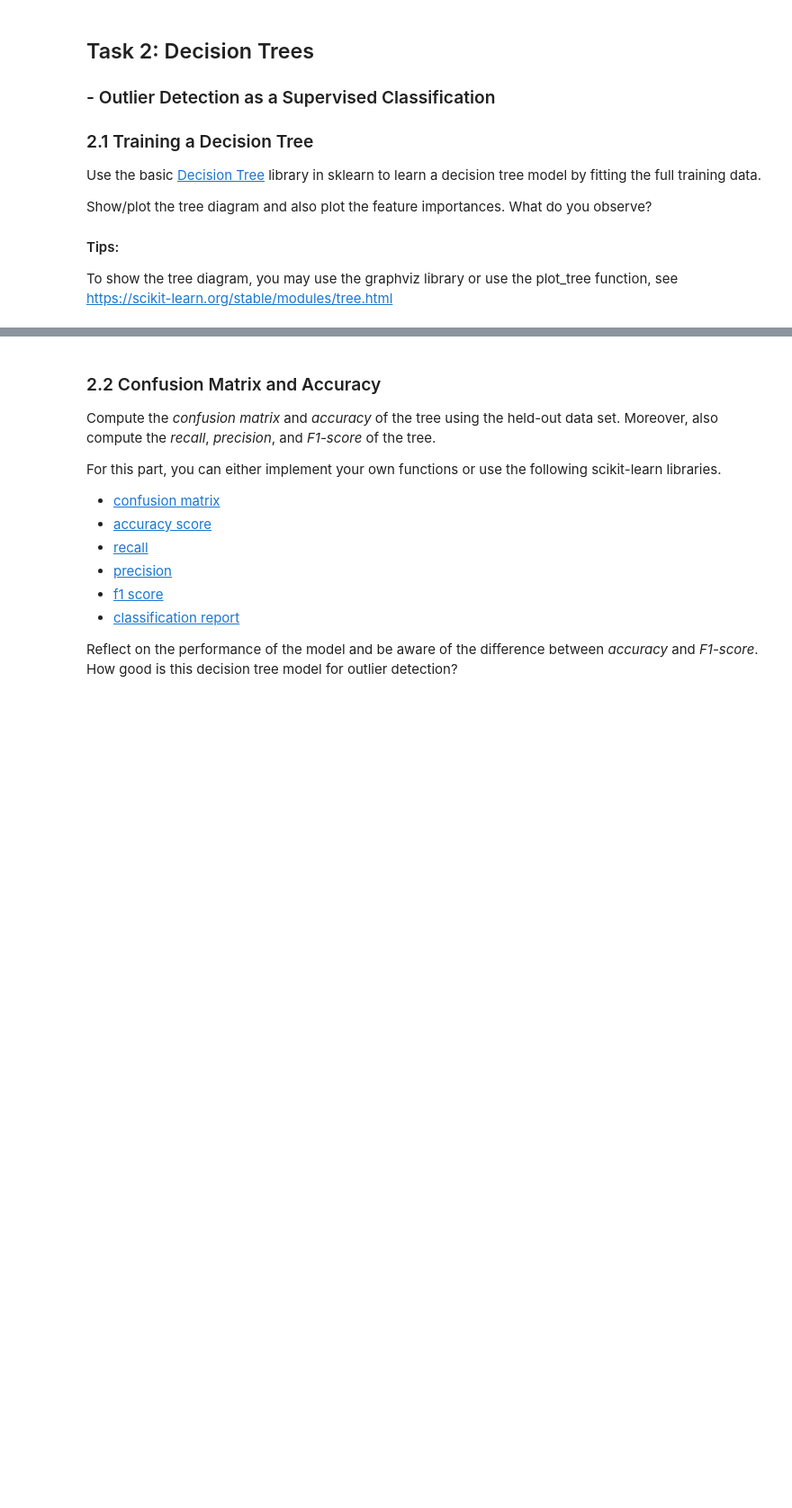
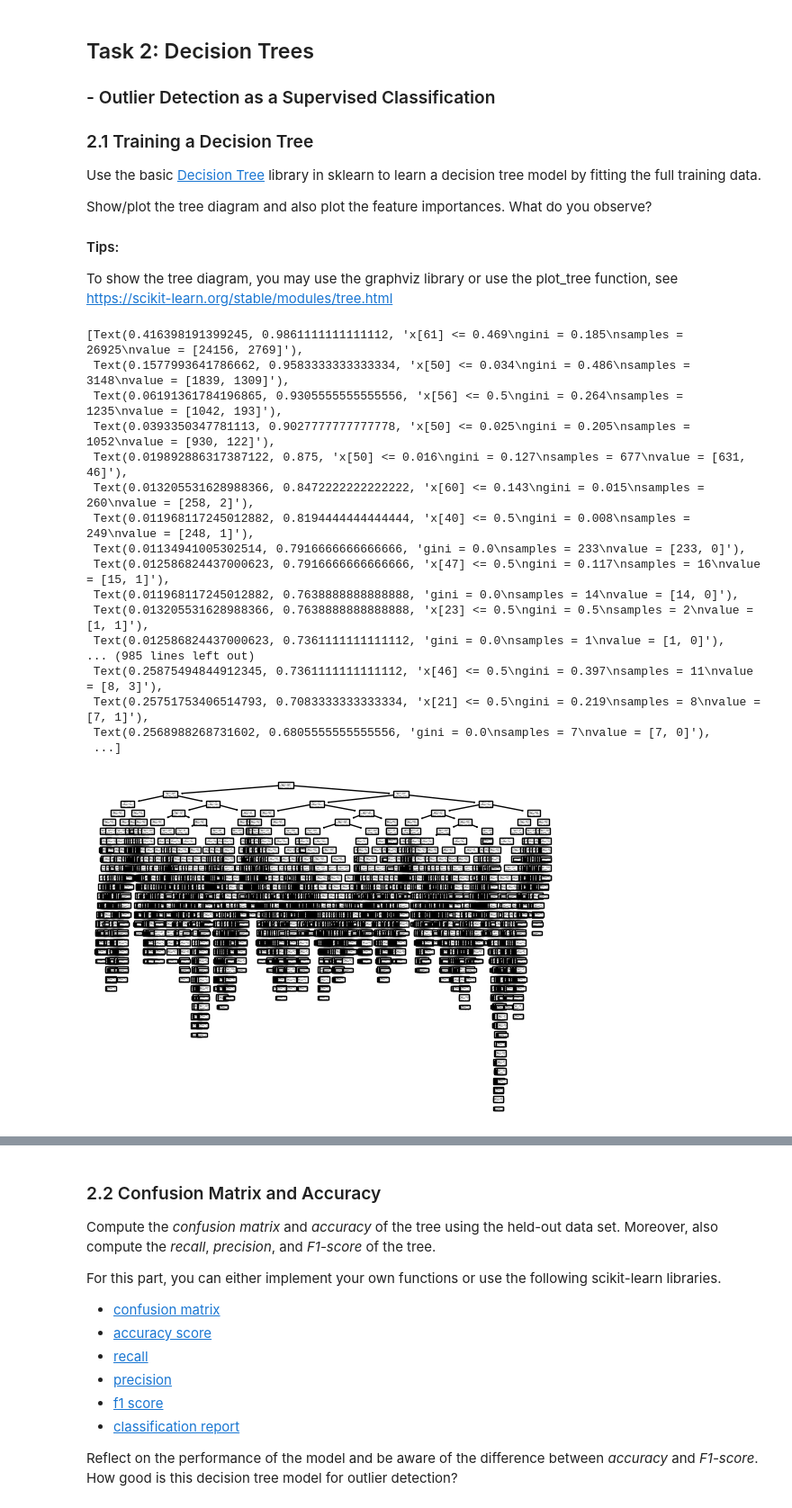
Before and after one commit to MacSuperior/APML, a Jupyter notebook: Assignment-1.ipynb, the cells around one changed output, grey strips where cells are left out. Shown at 90% size. Cells and saved outputs as stored; diff of their text form; code cells hidden in the pictures; blank space fills up the shorter version.

Commit message:
add basic DecisionTree classifier (2.1-2.3)

```diff
--- a/Assignment-1.ipynb
+++ b/Assignment-1.ipynb
@@ -114,9 +162,9 @@ features = ['age', 'job=housemaid', 'job=services', 'job=admin.', 'job=blue-coll
        'poutcome=success', 'emp.var.rate', 'cons.price.idx', 'cons.conf.idx',
        'euribor3m', 'nr.employed']
 X = df[features]
-y = df[['class']]
+y = df['class']
 
 
 
 # TODO: create training data and held-out test data
-X_, X_heldout, y_, y_heldout = ...
+X_train, X_test, y_train, y_test = train_test_split(X, y, test_size=0.33, random_state=42)
@@ -138,12 +196,29 @@ To show the tree diagram, you may use the graphviz library or use the plot_tree
 # %%
 from sklearn import tree
 from sklearn.tree import DecisionTreeClassifier
 
-# TODO: learn a decision tree using default parameters
-cl = ...
-cl.fit(...)
+# learn a decision tree using default parameters
+cl = DecisionTreeClassifier()
+cl.fit(X_train, y_train)
 
-# TODO: plot the tree
-
-
-# TODO: plot the feature importances
+# plot the tree
+tree.plot_tree(cl)
+# %% [output]
+[Text(0.416398191399245, 0.9861111111111112, 'x[61] <= 0.469\ngini = 0.185\nsamples = 26925\nvalue = [24156, 2769]'),
+ Text(0.1577993641786662, 0.9583333333333334, 'x[50] <= 0.034\ngini = 0.486\nsamples = 3148\nvalue = [1839, 1309]'),
+ Text(0.06191361784196865, 0.9305555555555556, 'x[56] <= 0.5\ngini = 0.264\nsamples = 1235\nvalue = [1042, 193]'),
+ Text(0.0393350347781113, 0.9027777777777778, 'x[50] <= 0.025\ngini = 0.205\nsamples = 1052\nvalue = [930, 122]'),
+ Text(0.019892886317387122, 0.875, 'x[50] <= 0.016\ngini = 0.127\nsamples = 677\nvalue = [631, 46]'),
+ Text(0.013205531628988366, 0.8472222222222222, 'x[60] <= 0.143\ngini = 0.015\nsamples = 260\nvalue = [258, 2]'),
+ Text(0.011968117245012882, 0.8194444444444444, 'x[40] <= 0.5\ngini = 0.008\nsamples = 249\nvalue = [248, 1]'),
+ Text(0.01134941005302514, 0.7916666666666666, 'gini = 0.0\nsamples = 233\nvalue = [233, 0]'),
+ Text(0.012586824437000623, 0.7916666666666666, 'x[47] <= 0.5\ngini = 0.117\nsamples = 16\nvalue = [15, 1]'),
+ Text(0.011968117245012882, 0.7638888888888888, 'gini = 0.0\nsamples = 14\nvalue = [14, 0]'),
+ Text(0.013205531628988366, 0.7638888888888888, 'x[23] <= 0.5\ngini = 0.5\nsamples = 2\nvalue = [1, 1]'),
+ Text(0.012586824437000623, 0.7361111111111112, 'gini = 0.0\nsamples = 1\nvalue = [1, 0]'),
+... (985 lines left out)
+ Text(0.25875494844912345, 0.7361111111111112, 'x[46] <= 0.5\ngini = 0.397\nsamples = 11\nvalue = [8, 3]'),
+ Text(0.25751753406514793, 0.7083333333333334, 'x[21] <= 0.5\ngini = 0.219\nsamples = 8\nvalue = [7, 1]'),
+ Text(0.2568988268731602, 0.6805555555555556, 'gini = 0.0\nsamples = 7\nvalue = [7, 0]'),
+ ...]
+[figure, added]
```
Also changed, not shown: parts of 16 cells of this notebook.
